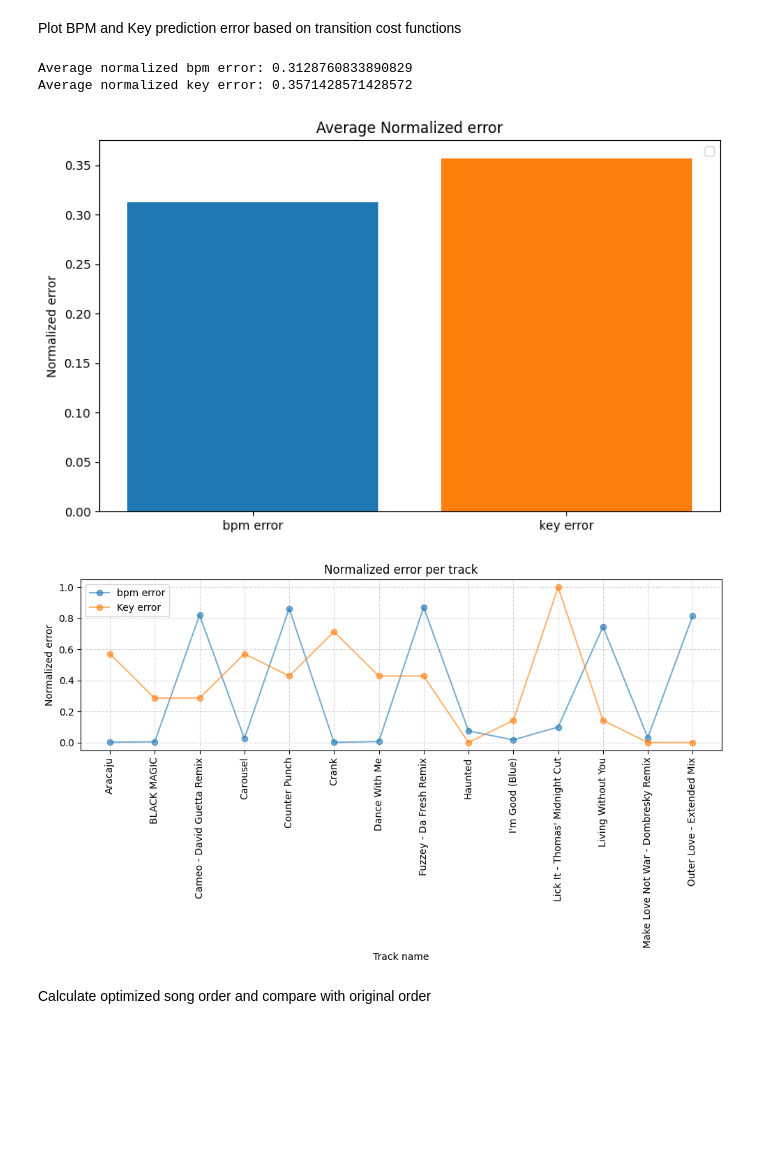
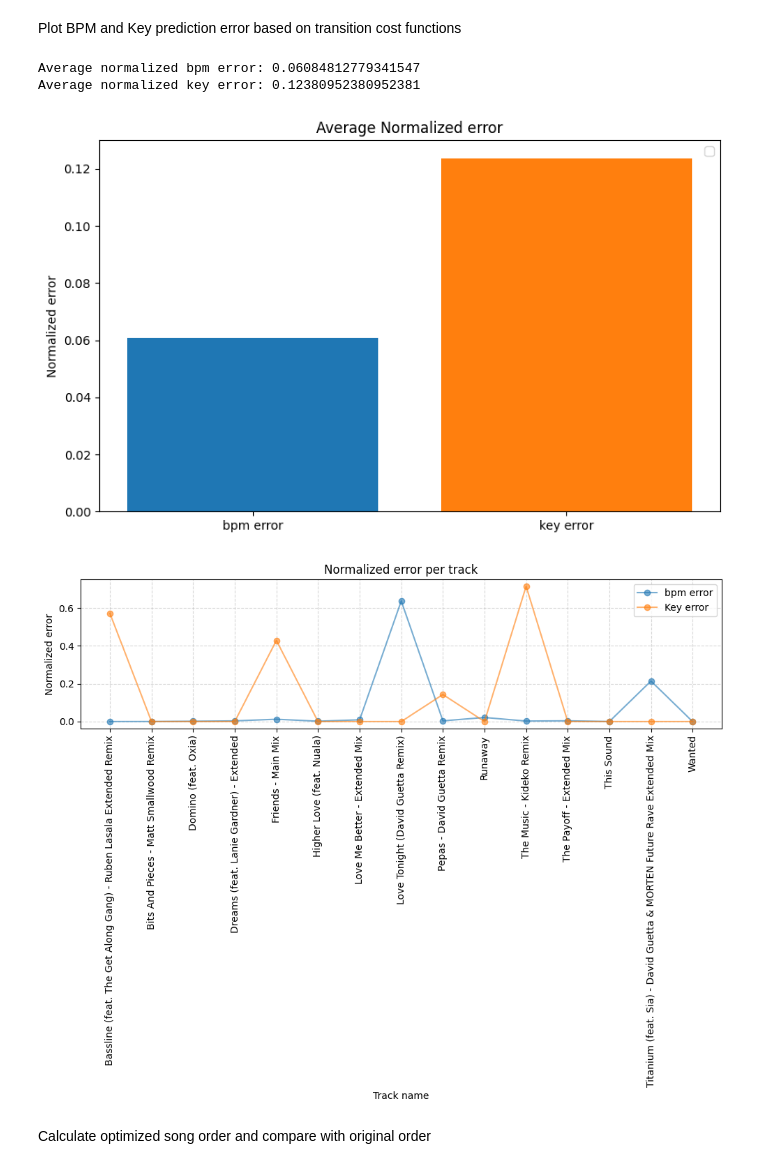
Before and after one commit to JarlSteph/Music_project, a Jupyter notebook: notebooks/evaluation.ipynb, the cells around one changed output. Saved outputs shown, nothing was run; the diff lists cells and outputs as text; code cells hidden in the pictures; blank space fills up the shorter version.

```diff
--- a/notebooks/evaluation.ipynb
+++ b/notebooks/evaluation.ipynb
@@ -48,7 +48,12 @@ def get_predictions(map_path, data_path, novelty, tempogram):
             fs,
             novelty=novelty,
             tempogram=tempogram,
-            tempo_w=30, tempo_hop=3, novelty_w = 5.0, novelty_hop= 0.05 #0.3 is max, wonder why
+            tempo_w=30,
+            tempo_hop=3,
+            novelty_w = 5.0,
+            novelty_hop= 0.05,
+            interval_min= 100,
+            interval_max= 150
         )
         bpm = Extractor.get_BPM(audio, plot=False)
         bpm_preds.append(bpm)
@@ -59,8 +64,8 @@ def get_predictions(map_path, data_path, novelty, tempogram):
 # %% [markdown]
 Print true bpms and Keys with predicted bpms and Keys
 # %%
-map_path = "../data/638.csv"
-data_path = "../data/David Guetta Playlist 638"
+map_path = "../data/590.csv"
+data_path = "../data/David Guetta Playlist 590"
 bpm_preds, keys_preds = get_predictions(map_path, data_path, "spectral", "fourier")
 
 df_extended = pd.read_csv(map_path)
@@ -100,38 +106,38 @@ def plot_bpm_key_error(df):
     df["key_dist"] = key_e
 
     # Plot average error per genre
     bpm_avg = df["bpm_dist"].mean()
     key_avg = df["key_dist"].mean()
 
     print(f"Average normalized bpm error: {bpm_avg}\nAverage normalized key error: {key_avg}")
 
     plt.figure(figsize=(8,5))
     plt.bar(['bpm error', 'key error'], [bpm_avg, key_avg], color=["tab:blue", "tab:orange"])
     plt.ylabel("Normalized error")
     plt.legend()
     plt.title("Average Normalized error")
     plt.tight_layout()
     plt.show()
 
     # Plot per-track error
-    plt.figure(figsize=(10,6))
+    plt.figure(figsize=(10,8))
     plt.plot(df["bpm_dist"], alpha=0.6, label="bpm error", color="tab:blue", marker='o')
     plt.plot(df["key_dist"], alpha=0.6, label="Key error", color="tab:orange", marker='o')
     plt.xticks(range(len(df['name'])), df["name"], rotation=90)
     plt.grid(True, linestyle='--', alpha=0.5)
     plt.ylabel("Normalized error")
     plt.xlabel("Track name")
     plt.title("Normalized error per track")
     plt.legend()
     plt.tight_layout()
     plt.show()
 
 plot_bpm_key_error(df_extended)
 # %% [output]
-Average normalized bpm error: 0.3128760833890829
-Average normalized key error: 0.3571428571428572
+Average normalized bpm error: 0.06084812779341547
+Average normalized key error: 0.12380952380952381
-[figure, old version]
+[figure, new version]
-[figure, old version]
+[figure, new version]
 # %% [markdown]
 Calculate optimized song order and compare with original order
 # %%
```
Also changed, not shown: parts of 5 cells of this notebook, 20 other files.
